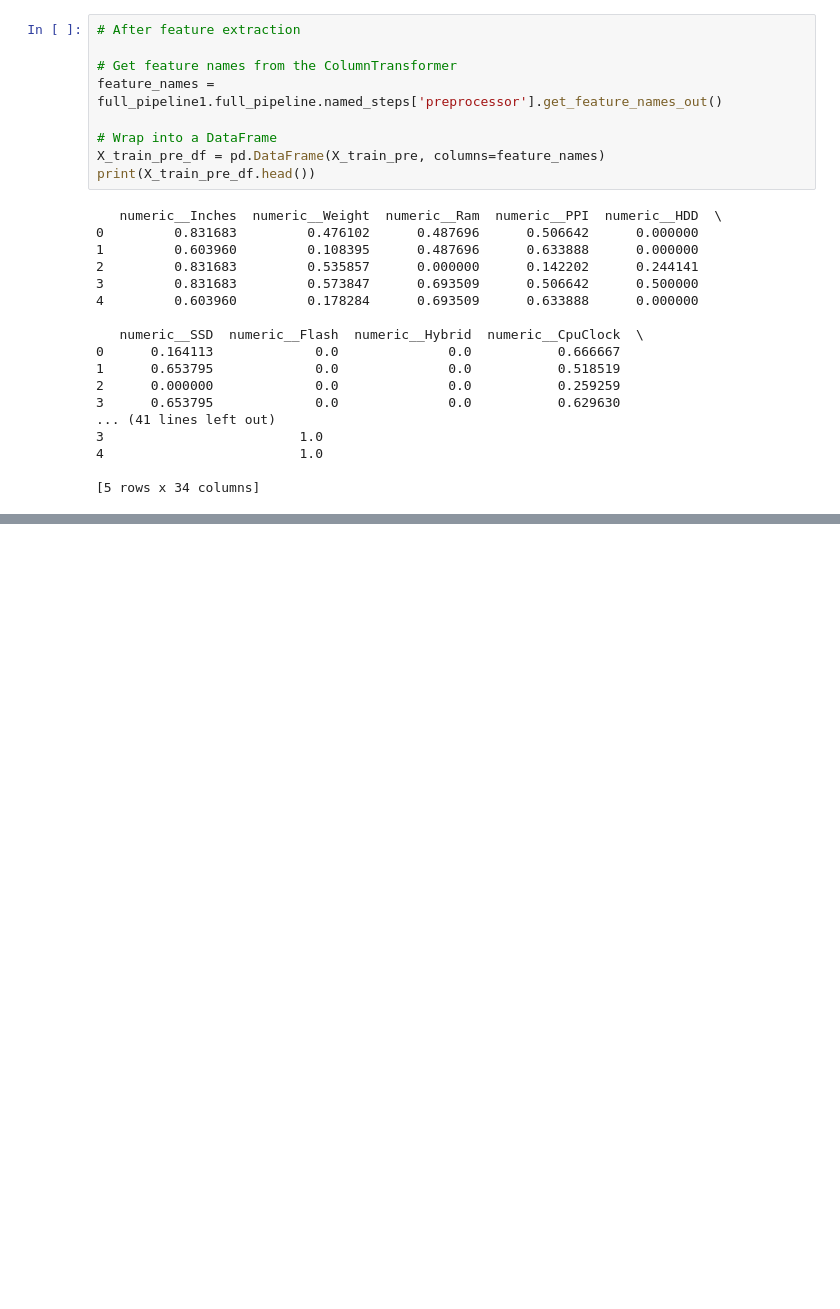
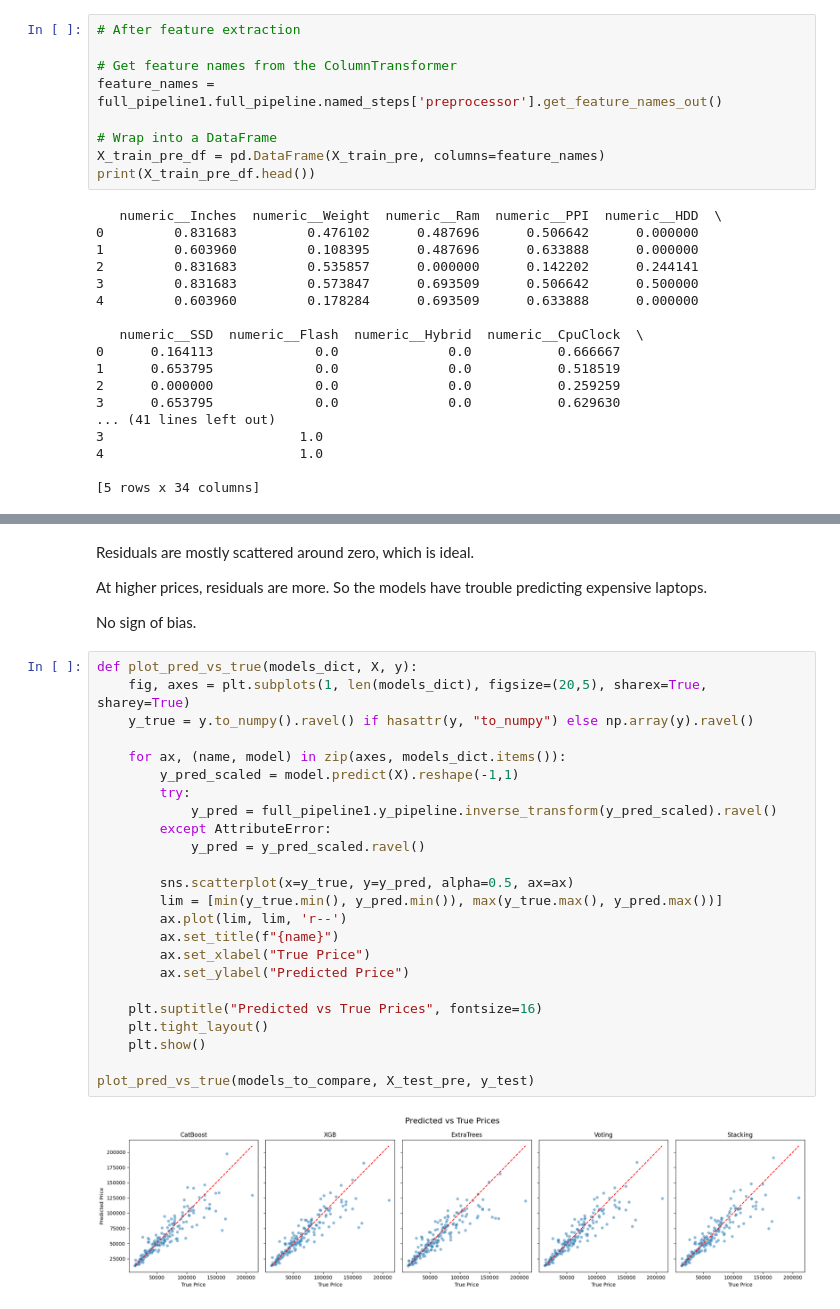
Before and after one commit to laurefindele-o-catto/ML-Projects, a Jupyter notebook: Laptop Price Prediction/prediction model.ipynb, the cells around one changed output, grey strips where cells are left out. Saved outputs shown, nothing was run; the diff lists cells and outputs as text; blank space fills up the shorter version.

```diff
--- a/Laptop Price Prediction/prediction model.ipynb
+++ b/Laptop Price Prediction/prediction model.ipynb
@@ -1114,0 +1710,32 @@ First 10 feature names: ['numeric__Inches' 'numeric__Weight' 'numeric__Ram' 'num
+# %% [markdown]
+Residuals are mostly scattered around zero, which is ideal.
+
+At higher prices, residuals are more. So the models have trouble predicting expensive laptops.
+
+No sign of bias.
+# %%
+def plot_pred_vs_true(models_dict, X, y):
+    fig, axes = plt.subplots(1, len(models_dict), figsize=(20,5), sharex=True, sharey=True)
+    y_true = y.to_numpy().ravel() if hasattr(y, "to_numpy") else np.array(y).ravel()
+
+    for ax, (name, model) in zip(axes, models_dict.items()):
+        y_pred_scaled = model.predict(X).reshape(-1,1)
+        try:
+            y_pred = full_pipeline1.y_pipeline.inverse_transform(y_pred_scaled).ravel()
+        except AttributeError:
+            y_pred = y_pred_scaled.ravel()
+
+        sns.scatterplot(x=y_true, y=y_pred, alpha=0.5, ax=ax)
+        lim = [min(y_true.min(), y_pred.min()), max(y_true.max(), y_pred.max())]
+        ax.plot(lim, lim, 'r--')
+        ax.set_title(f"{name}")
+        ax.set_xlabel("True Price")
+        ax.set_ylabel("Predicted Price")
+
+    plt.suptitle("Predicted vs True Prices", fontsize=16)
+    plt.tight_layout()
+    plt.show()
+
+plot_pred_vs_true(models_to_compare, X_test_pre, y_test)
+# %% [output]
+[figure, added]
```
Also changed, not shown: parts of 61 cells of this notebook, 4 other files.
